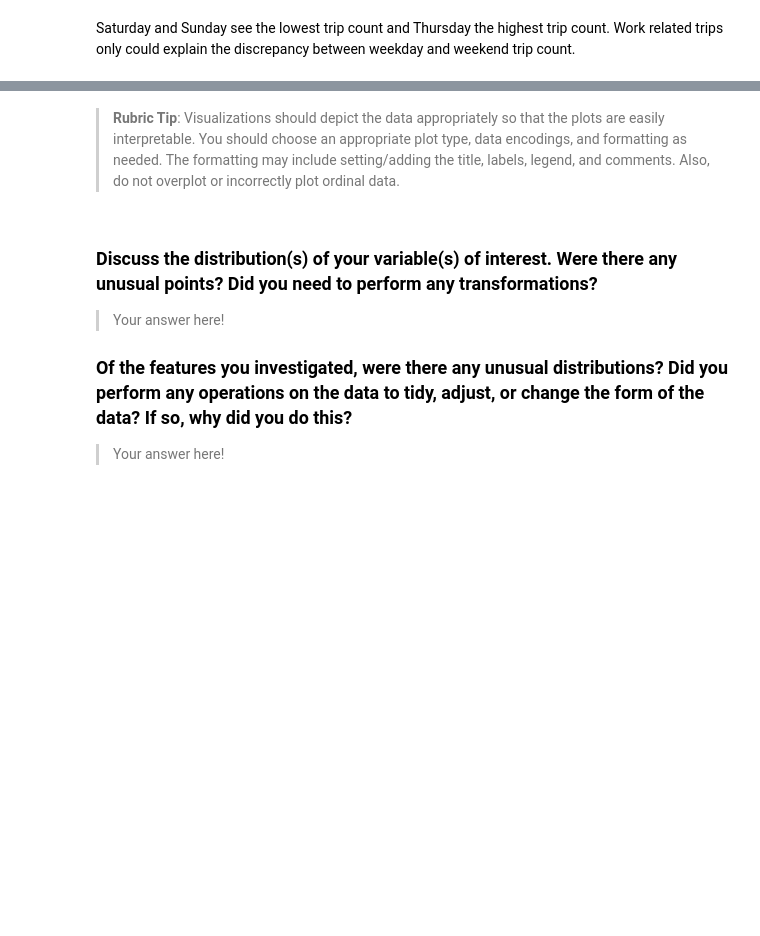
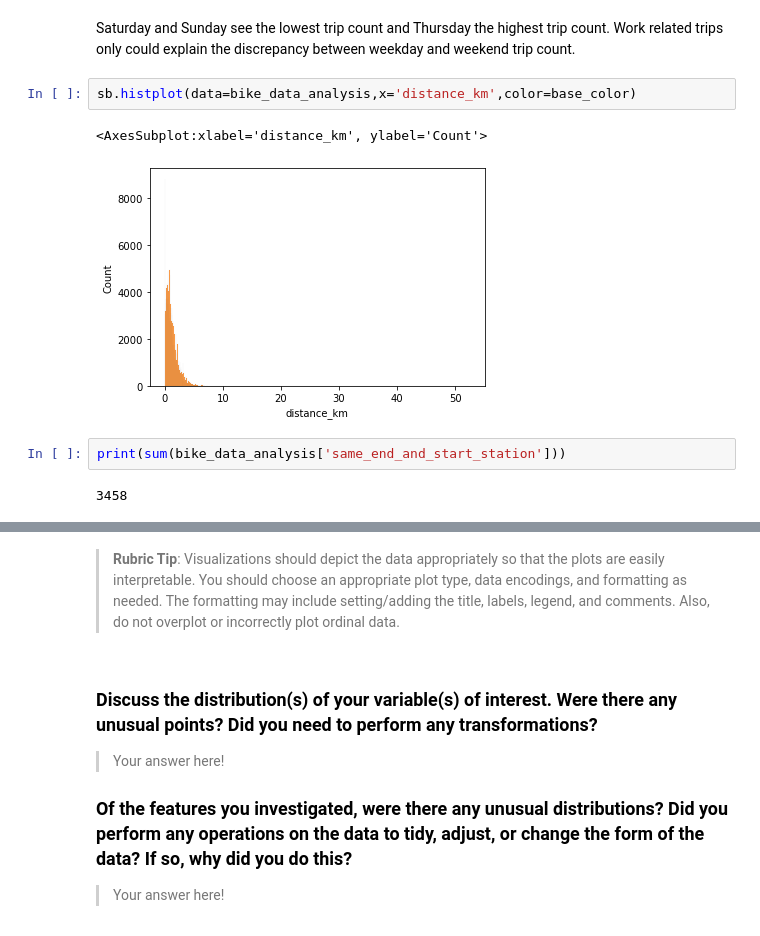
Before and after one commit to LukeConfait/udacity_data_analysis_projects, a Jupyter notebook: project_3/Part_I_exploration_template.ipynb, the cells around one changed output, grey strips where cells are left out. Cells and saved outputs as stored; diff of their text form; blank space fills up the shorter version.

```diff
--- a/project_3/Part_I_exploration_template.ipynb
+++ b/project_3/Part_I_exploration_template.ipynb
@@ -331,2 +336,11 @@ plt.xticks
 # %% [markdown]
 Saturday and Sunday see the lowest trip count and Thursday the highest trip count. Work related trips only could explain the discrepancy between weekday and weekend trip count.
+# %%
+sb.histplot(data=bike_data_analysis,x='distance_km',color=base_color)
+# %% [output]
+<AxesSubplot:xlabel='distance_km', ylabel='Count'>
+[figure, added]
+# %%
+print(sum(bike_data_analysis['same_end_and_start_station']))
+# %% [output]
+3458
```
Also changed, not shown: parts of 17 cells of this notebook, 1 other file.
